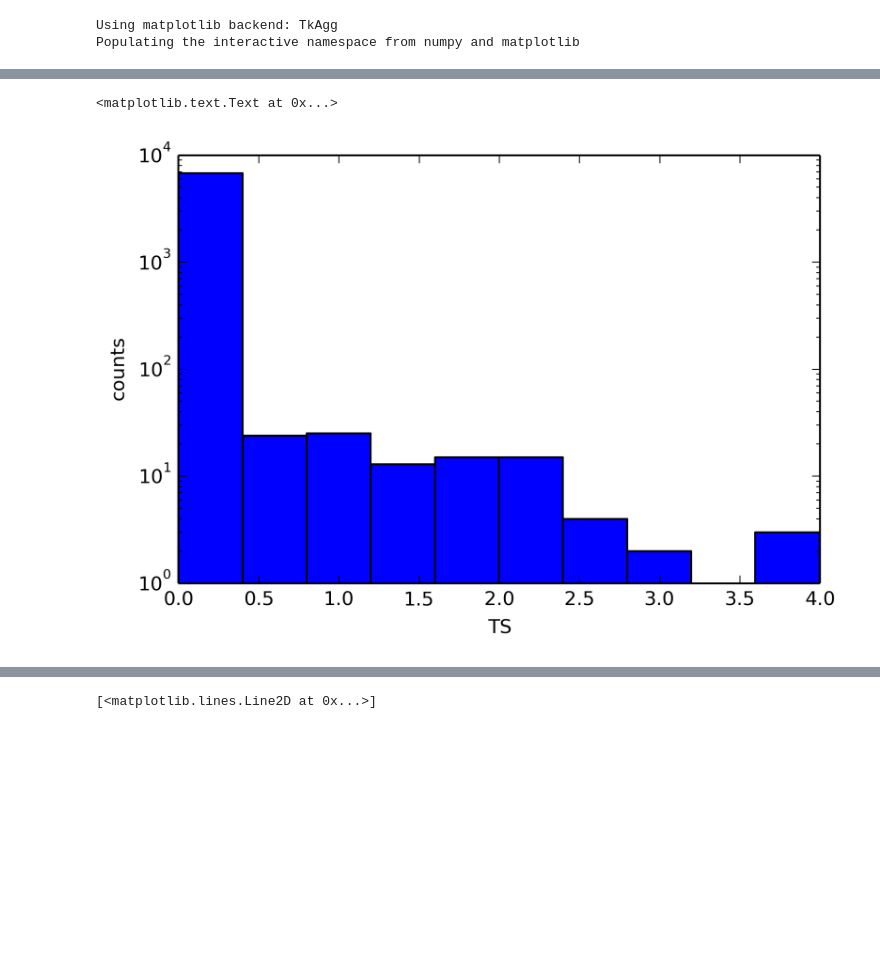
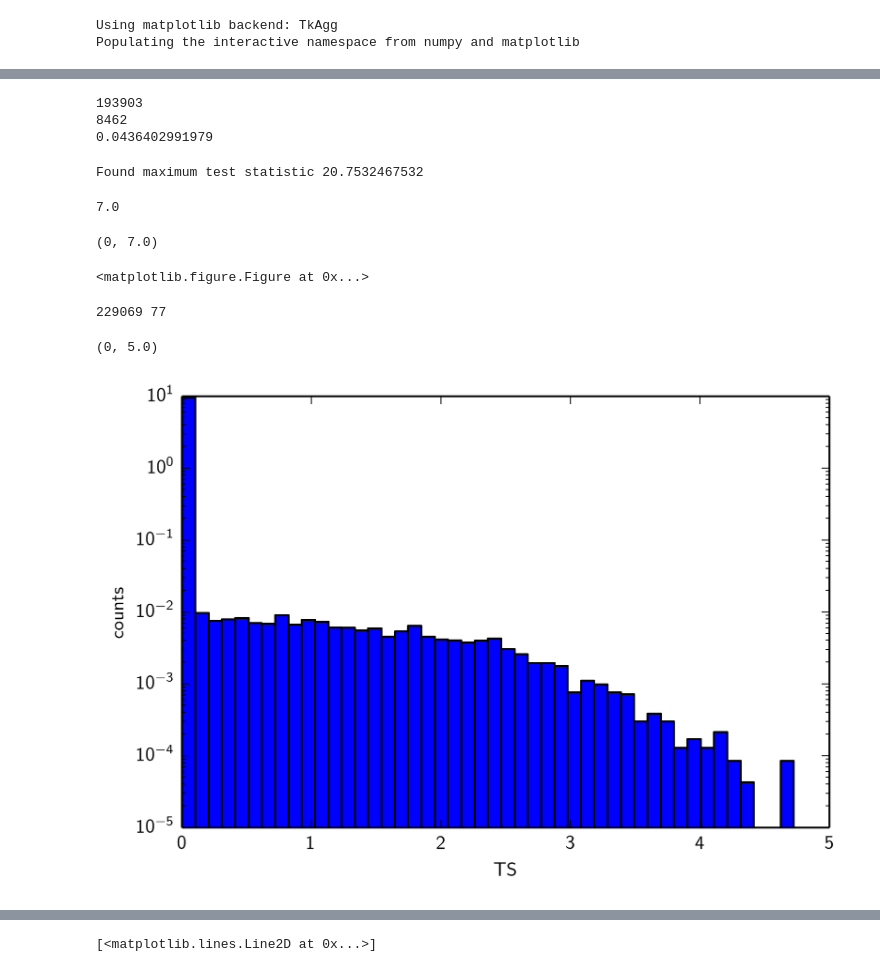
Before and after one commit to 221B-Haibara/IceCube_AstroNumy, a Jupyter notebook: Notebooks/GetGammaFluxProbability.ipynb, the cells around one changed output, grey strips where cells are left out. Saved outputs shown, nothing was run; the diff lists cells and outputs as text; code cells hidden in the pictures; blank space fills up the shorter version.

```diff
--- a/Notebooks/GetGammaFluxProbability.ipynb
+++ b/Notebooks/GetGammaFluxProbability.ipynb
@@ -122,0 +179,6 @@ plt.scatter(np.log10(I_gamma), ts, c=alpha_0)
+# %%
+    for i in np.arange(len(I_gamma)):
+        tempstring = str(I_gamma[i]) + ","+str(ts[i]) + ","+  str(alpha_0[i]) + ","+ str(prob_H0[i]) + ","+ str(prob_H1[i])
+        #print tempstring
+        %store  tempstring >> "overflow_test.txt"
+        #break
@@ -137,9 +246,51 @@ temp_final = ts + temp_0bin
+# %%
+print len(temp_final)
+print len(ts)
+print 10000./229146.
+# %% [output]
+193903
+8462
+0.0436402991979
+# %%
+ts_noinf = np.array(temp_final)
+overflow = len(ts_noinf[ts_noinf == inf])
+ts_noinf = ts_noinf[ts_noinf!=inf]
+max_ts = np.max(ts_noinf)
+print "Found maximum test statistic", max_ts
+# %% [output]
+Found maximum test statistic 20.7532467532
+# %%
+#y,bins,_ = plt.hist(ts_noinf)
+y,bins,_ = plt.hist(2*np.log(ts_noinf),bins=55)
+
+binWdith = bins[1] - bins[0]
+print plt.xlim()[1]
+#overflow=3
+rects = plt.bar(left=plt.xlim()[1], height=overflow, width=binWdith, label="overflow",color="r")
+
+#rects = plt.bar(left=plt.xlim()[1], height=overflow, width=binWdith, label="overflow",color="r")
+for rect in rects:
+    height = rect.get_height()
+    plt.gca().text(rect.get_x()+ rect.get_width()/2., 1.05*height,'overflow', ha='center', va='bottom')
+#plt.xlim(0,max_ts*1.5)
+plt.yscale("log",nonposy='clip')
+plt.xlabel("TS")
+plt.ylabel("counts")
+plt.xlim(0,7.)
+# %% [output]
+7.0
+(0, 7.0)
+<matplotlib.figure.Figure at 0x...>
+# %%
+print len(ts_noinf), overflow
+# %% [output]
+229069 77
 # %%
-plt.hist(2*np.log(temp_final),bins=10)
+plt.hist(2*np.log(ts_noinf),bins=55,normed=True)
 plt.yscale("log",nonposy='clip')
 plt.xlabel("TS")
 plt.ylabel("counts")
-#plt.xlim(0,3.6)
+plt.xlim(0,5.)
 # %% [output]
-<matplotlib.text.Text at 0x...>
+(0, 5.0)
-[figure, old version]
+[figure, new version]
```
Also changed, not shown: parts of 47 cells of this notebook.
